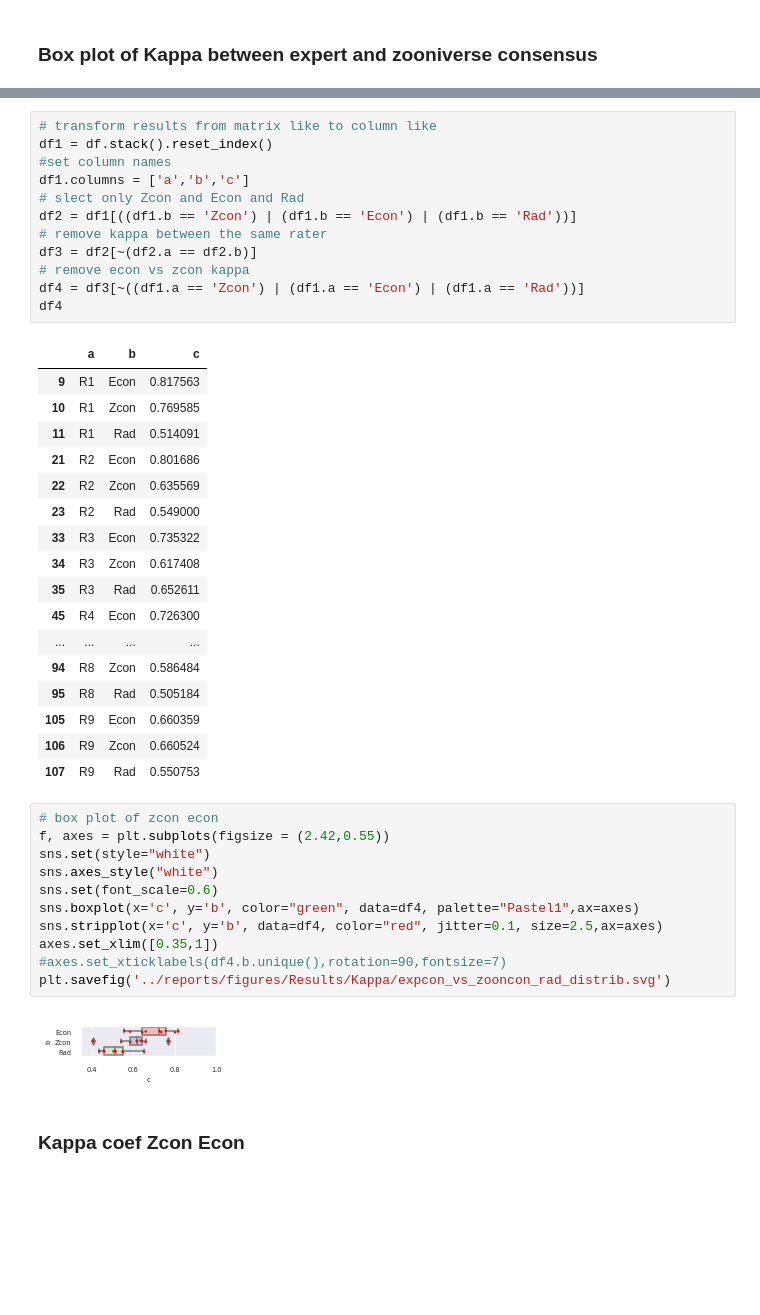
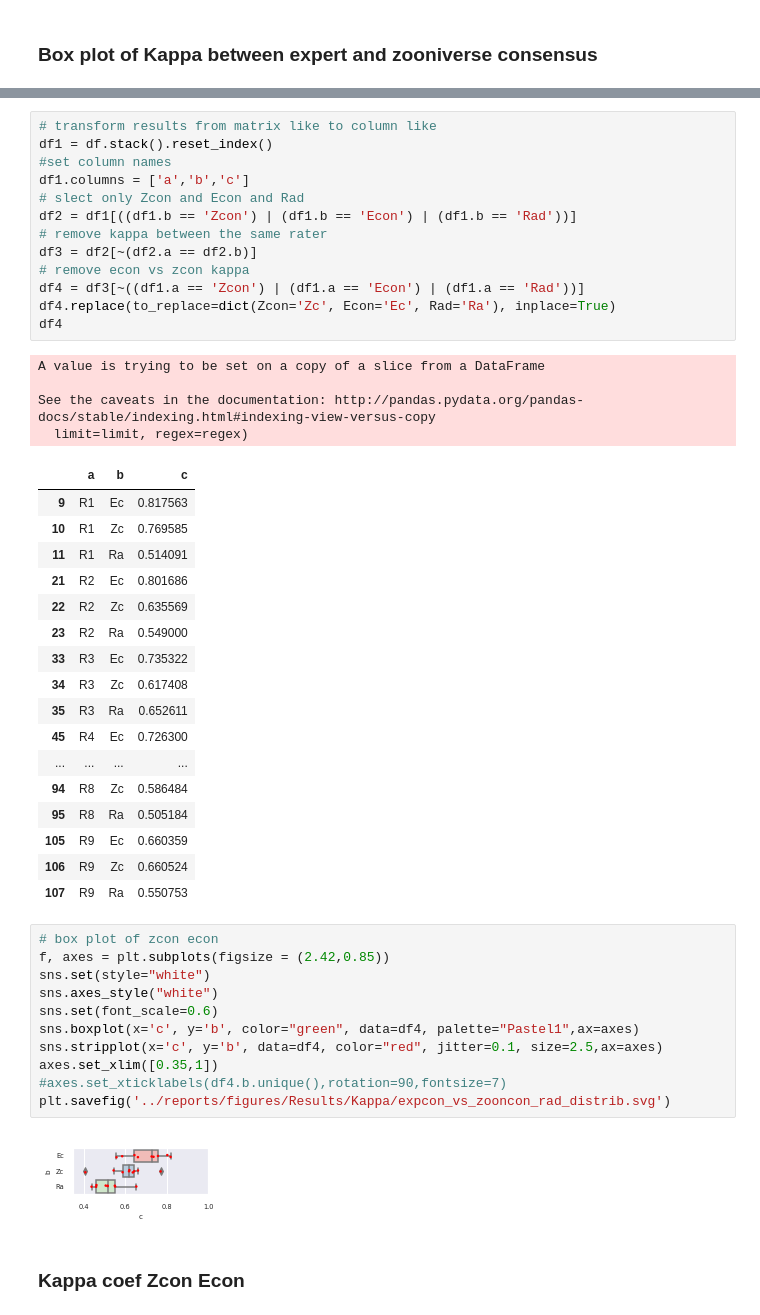
Before and after one commit to SIMEXP/brain_match, a Jupyter notebook: notebooks/Fig_kappa_dice_all_expert-rad.ipynb, the cells around one changed output, grey strips where cells are left out. Cells and saved outputs as stored; diff of their text form; blank space fills up the shorter version.

```diff
--- a/notebooks/Fig_kappa_dice_all_expert-rad.ipynb
+++ b/notebooks/Fig_kappa_dice_all_expert-rad.ipynb
@@ -569,38 +571,43 @@ df2 = df1[((df1.b == 'Zcon') | (df1.b == 'Econ') | (df1.b == 'Rad'))]
 df3 = df2[~(df2.a == df2.b)]
 # remove econ vs zcon kappa
 df4 = df3[~((df1.a == 'Zcon') | (df1.a == 'Econ') | (df1.a == 'Rad'))]
+df4.replace(to_replace=dict(Zcon='Zc', Econ='Ec', Rad='Ra'), inplace=True)
 df4
 # %% [output]
+A value is trying to be set on a copy of a slice from a DataFrame
+
+See the caveats in the documentation: http://pandas.pydata.org/pandas-docs/stable/indexing.html#indexing-view-versus-copy
+  limit=limit, regex=regex)
 |  | a | b | c |
-| 9 | R1 | Econ | 0.817563 |
-| 10 | R1 | Zcon | 0.769585 |
-| 11 | R1 | Rad | 0.514091 |
-| 21 | R2 | Econ | 0.801686 |
-| 22 | R2 | Zcon | 0.635569 |
-| 23 | R2 | Rad | 0.549000 |
-| 33 | R3 | Econ | 0.735322 |
-| 34 | R3 | Zcon | 0.617408 |
-| 35 | R3 | Rad | 0.652611 |
-| 45 | R4 | Econ | 0.726300 |
+| 9 | R1 | Ec | 0.817563 |
+| 10 | R1 | Zc | 0.769585 |
+| 11 | R1 | Ra | 0.514091 |
+| 21 | R2 | Ec | 0.801686 |
+| 22 | R2 | Zc | 0.635569 |
+| 23 | R2 | Ra | 0.549000 |
+| 33 | R3 | Ec | 0.735322 |
+| 34 | R3 | Zc | 0.617408 |
+| 35 | R3 | Ra | 0.652611 |
+| 45 | R4 | Ec | 0.726300 |
 | ... | ... | ... | ... |
-| 94 | R8 | Zcon | 0.586484 |
-| 95 | R8 | Rad | 0.505184 |
-| 105 | R9 | Econ | 0.660359 |
-| 106 | R9 | Zcon | 0.660524 |
-| 107 | R9 | Rad | 0.550753 |
+| 94 | R8 | Zc | 0.586484 |
+| 95 | R8 | Ra | 0.505184 |
+| 105 | R9 | Ec | 0.660359 |
+| 106 | R9 | Zc | 0.660524 |
+| 107 | R9 | Ra | 0.550753 |
 # %%
 # box plot of zcon econ
-f, axes = plt.subplots(figsize = (2.42,0.55))
+f, axes = plt.subplots(figsize = (2.42,0.85))
 sns.set(style="white")
 sns.axes_style("white")
 sns.set(font_scale=0.6)
 sns.boxplot(x='c', y='b', color="green", data=df4, palette="Pastel1",ax=axes)
 sns.stripplot(x='c', y='b', data=df4, color="red", jitter=0.1, size=2.5,ax=axes)
 axes.set_xlim([0.35,1])
 #axes.set_xticklabels(df4.b.unique(),rotation=90,fontsize=7)
 plt.savefig('../reports/figures/Results/Kappa/expcon_vs_zooncon_rad_distrib.svg')
 # %% [output]
-[figure, old version]
+[figure, new version]
 # %% [markdown]
 ### Kappa coef Zcon Econ
 # %%
```
Also changed, not shown: parts of 33 cells of this notebook, 40 other files.
